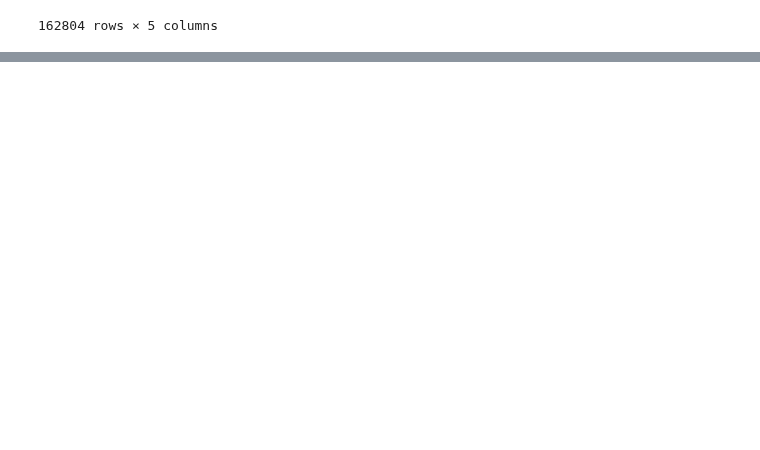
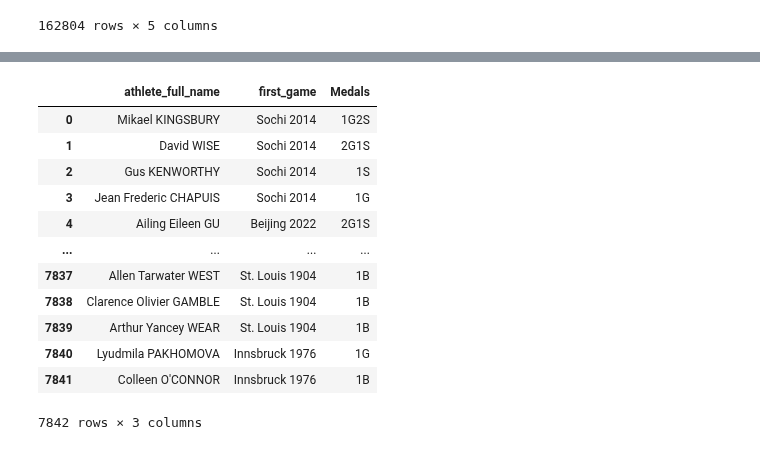
Before and after one commit to ubco-W2022T2-data301/project-group-group17, a Jupyter notebook: analysis/notebooks/analysis_dylan.ipynb, the cells around one changed output, grey strips where cells are left out. Cells and saved outputs as stored; diff of their text form; code cells hidden in the pictures; blank space fills up the shorter version.

```diff
--- a/analysis/notebooks/analysis_dylan.ipynb
+++ b/analysis/notebooks/analysis_dylan.ipynb
@@ -175,0 +166,4 @@ Names
+# %%
+OlympicAthletesDF = OlympicAthletesDF.dropna()
+# %%
+OlympicAthletesDF = OlympicAthletesDF.drop(columns=['athlete_url', 'bio'])
@@ -175,0 +186,23 @@ Names
+# %%
+temp = []
+for medal in OlympicAthletesDF['athlete_medals'].to_list():
+    temp.append(medal.replace('\n',''))
+
+OlympicAthletesDF['Medals'] = temp
+OlympicAthletesDF = OlympicAthletesDF.reset_index()
+OlympicAthletesDF = OlympicAthletesDF.drop(columns=['index','athlete_medals','games_participations','athlete_year_birth'])
+OlympicAthletesDF
+# %% [output]
+|  | athlete_full_name | first_game | Medals |
+| 0 | Mikael KINGSBURY | Sochi 2014 | 1G2S |
+| 1 | David WISE | Sochi 2014 | 2G1S |
+| 2 | Gus KENWORTHY | Sochi 2014 | 1S |
+| 3 | Jean Frederic CHAPUIS | Sochi 2014 | 1G |
+| 4 | Ailing Eileen GU | Beijing 2022 | 2G1S |
+| ... | ... | ... | ... |
+| 7837 | Allen Tarwater WEST | St. Louis 1904 | 1B |
+| 7838 | Clarence Olivier GAMBLE | St. Louis 1904 | 1B |
+| 7839 | Arthur Yancey WEAR | St. Louis 1904 | 1B |
+| 7840 | Lyudmila PAKHOMOVA | Innsbruck 1976 | 1G |
+| 7841 | Colleen O'CONNOR | Innsbruck 1976 | 1B |
+7842 rows × 3 columns
```
Also changed, not shown: parts of 19 cells of this notebook.
